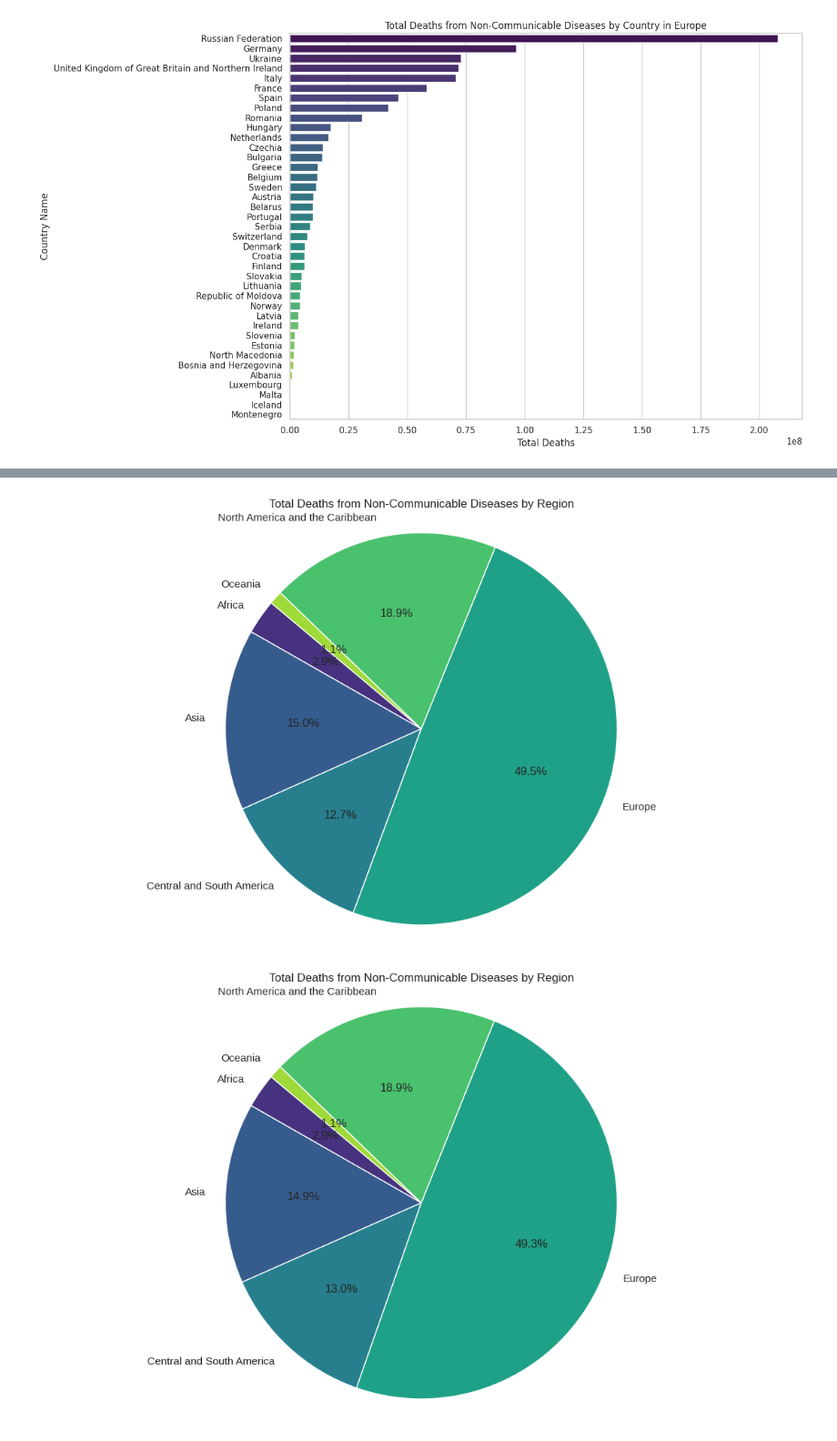
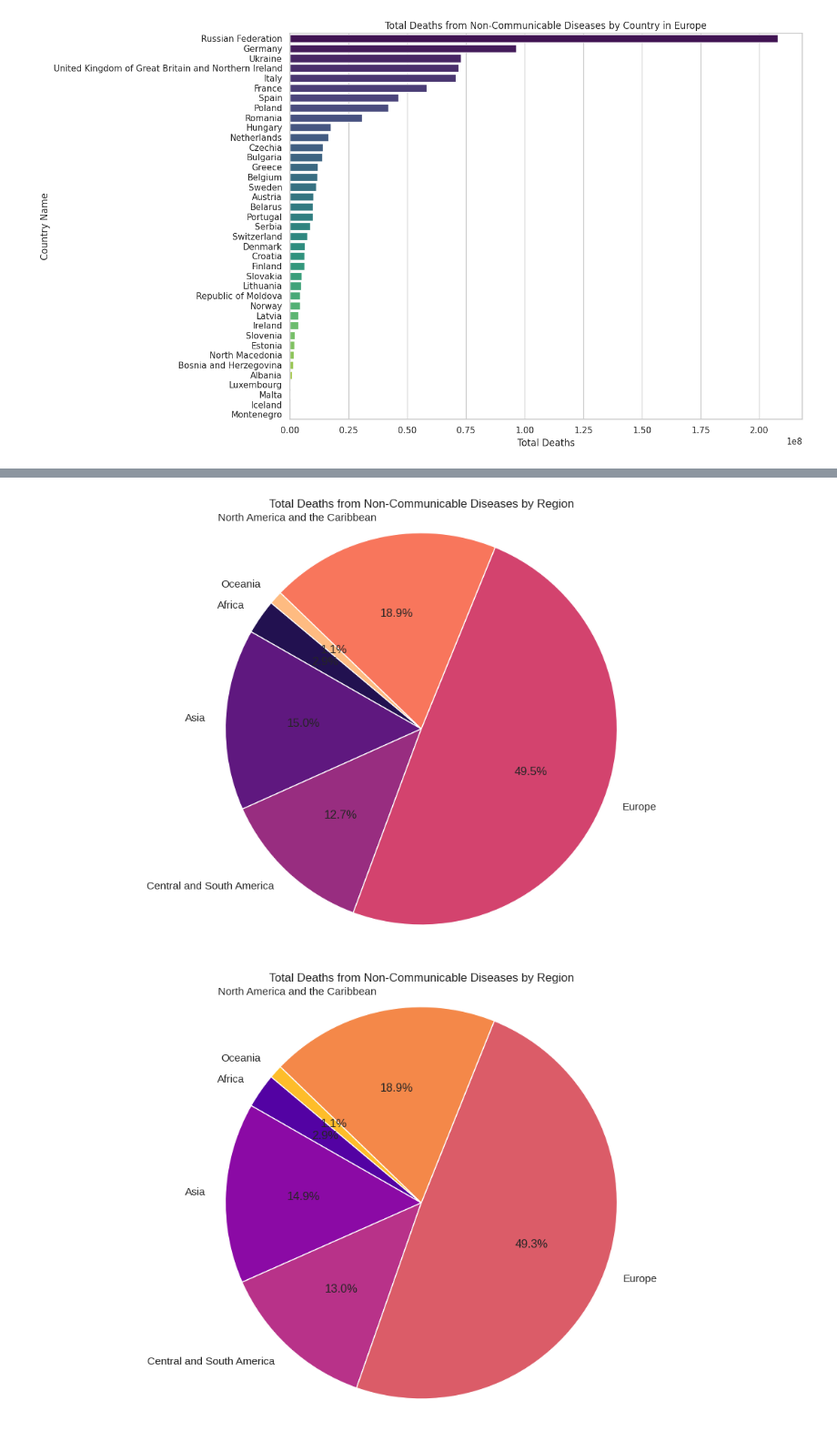
Before and after one commit to CEJ-Ezenezi/Global-Mortality-Analysis, a Jupyter notebook: global_mortality_patterns.ipynb, the cells around one changed output, grey strips where cells are left out. Shown at 91% size. Drawn from its saved outputs; the diff is of its cells as text; code cells hidden in the pictures.

```diff
--- a/global_mortality_patterns.ipynb
+++ b/global_mortality_patterns.ipynb
@@ -410,7 +411,10 @@ plt.style.use('seaborn-whitegrid')
 
 # Create the pie chart
 plt.figure(figsize=(14, 8))
-plt.pie(region_noncom_deaths['Number_noncom'], labels=region_noncom_deaths['Region Name'], autopct='%1.1f%%', startangle=140, colors=sns.color_palette('viridis', len(region_noncom_deaths)))
+plt.pie(region_noncom_deaths['Number_noncom'],
+        labels=region_noncom_deaths['Region Name'], autopct='%1.1f%%',
+        startangle=140, colors=sns.color_palette('magma',
+        len(region_noncom_deaths)))
 
 # Customize the plot
 plt.title('Total Deaths from Non-Communicable Diseases by Region')
@@ -419,26 +423,26 @@ plt.axis('equal')  # Equal aspect ratio ensures that pie is drawn as a circle.
 # Show the plot
 plt.show()
 # %% [output]
-[figure, old version]
+[figure, new version]
 # %%
 # Filter the merged data for non-communicable diseases
 noncom_deaths_data = noncom_deaths[['Region Name', 'Year', 'Number']]
 
 # Group by Region Name and sum the number of deaths
 region_noncom_deaths = noncom_deaths_data.groupby('Region Name')['Number'].sum().reset_index()
 
 # Set the plot style
 plt.style.use('seaborn-whitegrid')
 
 # Create the pie chart
 plt.figure(figsize=(14, 8))
-plt.pie(region_noncom_deaths['Number'], labels=region_noncom_deaths['Region Name'], autopct='%1.1f%%', startangle=140, colors=sns.color_palette('viridis', len(region_noncom_deaths)))
+plt.pie(region_noncom_deaths['Number'], labels=region_noncom_deaths['Region Name'], autopct='%1.1f%%', startangle=140, colors=sns.color_palette('plasma', len(region_noncom_deaths)))
 
 # Customize the plot
 plt.title('Total Deaths from Non-Communicable Diseases by Region')
 plt.axis('equal')  # Equal aspect ratio ensures that pie is drawn as a circle.
 
 # Show the plot
 plt.show()
 # %% [output]
-[figure, old version]
+[figure, new version]
```
Also changed, not shown: parts of 16 cells of this notebook.
